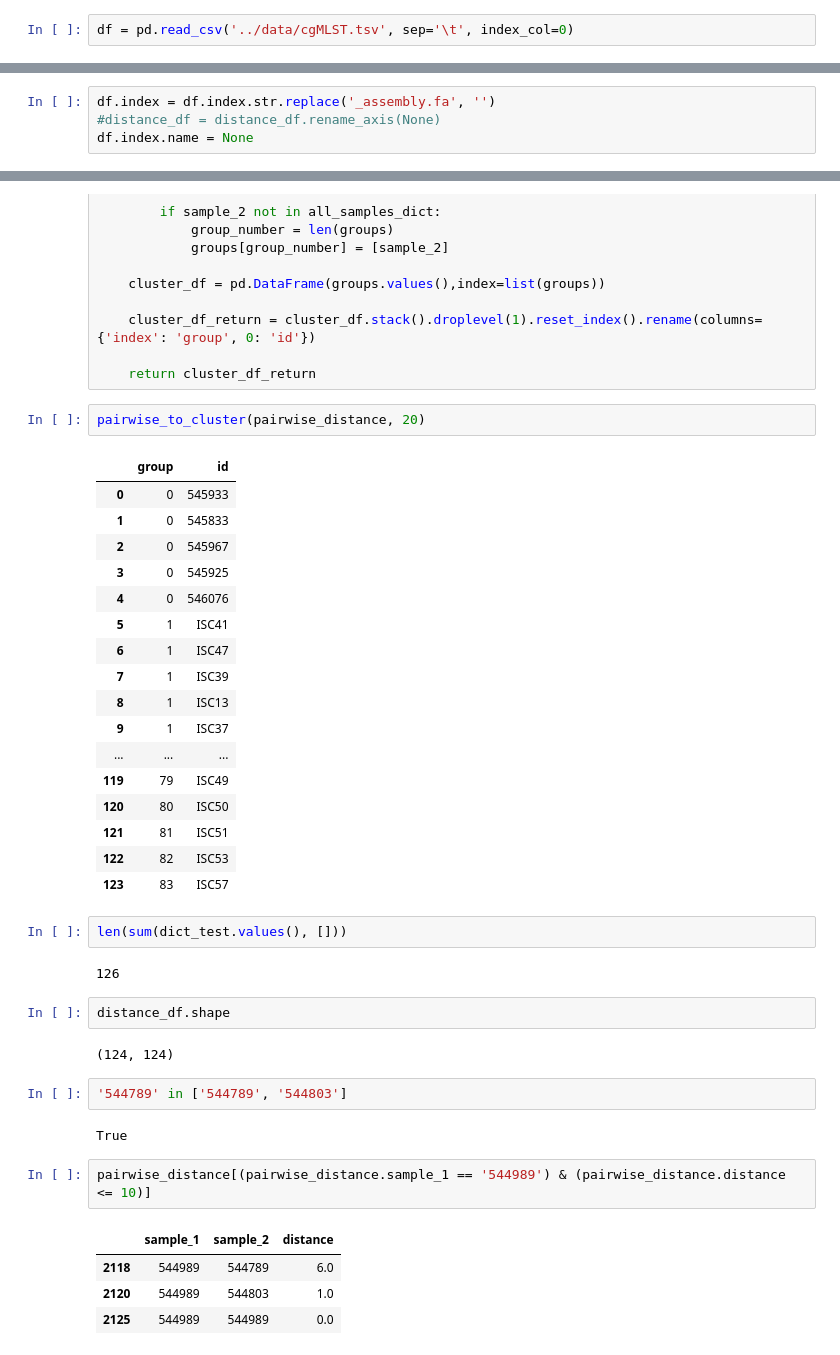
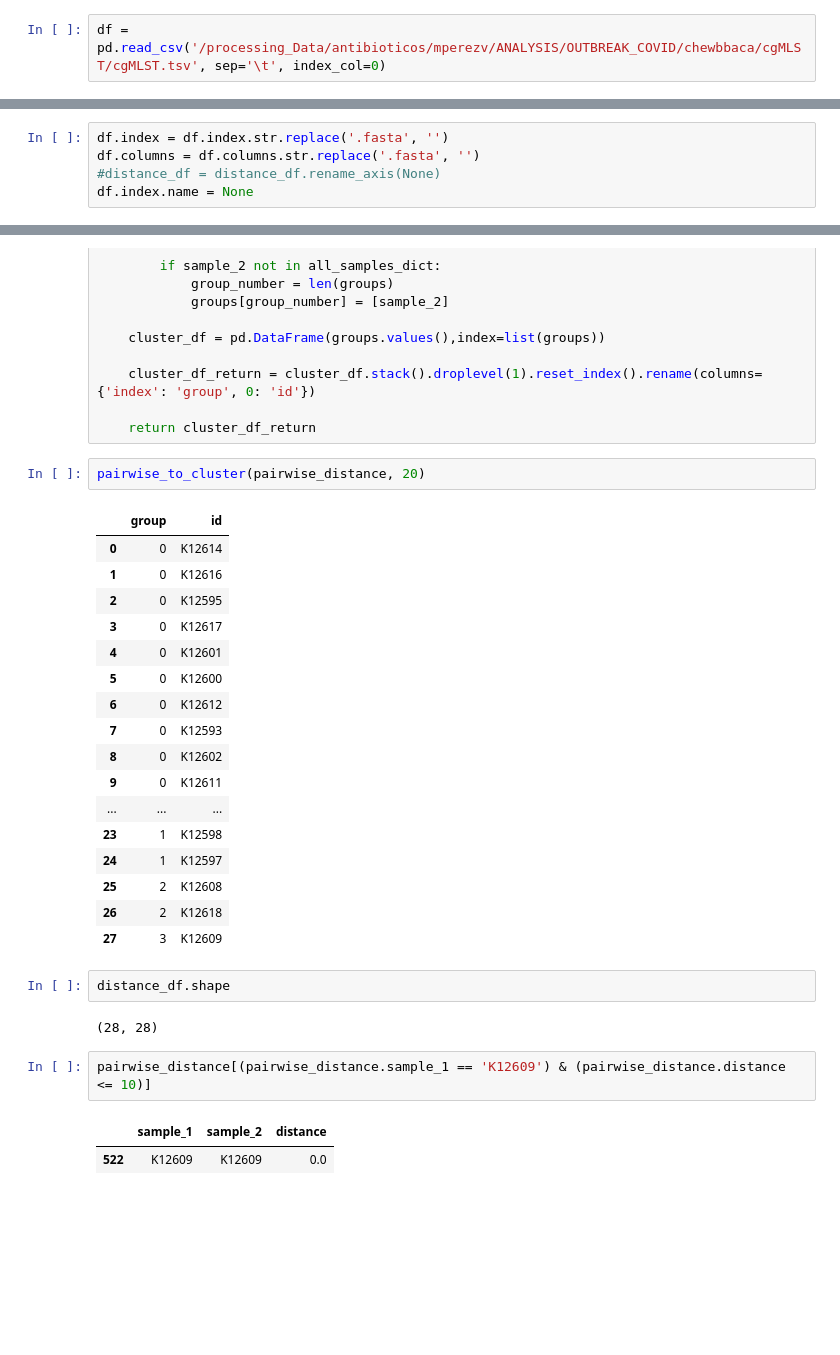
Before and after one commit to pedroscampoy/PJSC_utils, a Jupyter notebook: jupyter/Chewbbaca_to_network.ipynb, the cells around one changed output, grey strips where cells are left out. Saved outputs shown, nothing was run; the diff lists cells and outputs as text; blank space fills up the shorter version.

```diff
--- a/jupyter/Chewbbaca_to_network.ipynb
+++ b/jupyter/Chewbbaca_to_network.ipynb
@@ -16,7 +20,7 @@ pd.set_option('display.max_columns', None)
 pd.set_option('display.max_rows', None)
 pd.set_option('display.max_colwidth', None)
 # %%
-df = pd.read_csv('../data/cgMLST.tsv', sep='\t', index_col=0)
+df = pd.read_csv('/processing_Data/antibioticos/mperezv/ANALYSIS/OUTBREAK_COVID/chewbbaca/cgMLST/cgMLST.tsv', sep='\t', index_col=0)
 # %%
 df.head()
 # %% [output]
@@ -30,7 +34,8 @@ df.head()
 # %%
 #dft = df.iloc[:10,:5]
 # %%
-df.index = df.index.str.replace('_assembly.fa', '')
+df.index = df.index.str.replace('.fasta', '')
+df.columns = df.columns.str.replace('.fasta', '')
 #distance_df = distance_df.rename_axis(None)
 df.index.name = None
 # %%
@@ -522,38 +545,28 @@ def pairwise_to_cluster(pw,threshold = 5):
 pairwise_to_cluster(pairwise_distance, 20)
 # %% [output]
 |  | group | id |
-| 0 | 0 | 545933 |
-| 1 | 0 | 545833 |
-| 2 | 0 | 545967 |
-| 3 | 0 | 545925 |
-| 4 | 0 | 546076 |
-| 5 | 1 | ISC41 |
-| 6 | 1 | ISC47 |
-| 7 | 1 | ISC39 |
-| 8 | 1 | ISC13 |
-| 9 | 1 | ISC37 |
+| 0 | 0 | K12614 |
+| 1 | 0 | K12616 |
+| 2 | 0 | K12595 |
+| 3 | 0 | K12617 |
+| 4 | 0 | K12601 |
+| 5 | 0 | K12600 |
+| 6 | 0 | K12612 |
+| 7 | 0 | K12593 |
+| 8 | 0 | K12602 |
+| 9 | 0 | K12611 |
 | ... | ... | ... |
-| 119 | 79 | ISC49 |
-| 120 | 80 | ISC50 |
-| 121 | 81 | ISC51 |
-| 122 | 82 | ISC53 |
-| 123 | 83 | ISC57 |
+| 23 | 1 | K12598 |
+| 24 | 1 | K12597 |
+| 25 | 2 | K12608 |
+| 26 | 2 | K12618 |
+| 27 | 3 | K12609 |
-# %%
-len(sum(dict_test.values(), []))
-# %% [output]
-126
 # %%
 distance_df.shape
 # %% [output]
-(124, 124)
+(28, 28)
-# %%
-'544789' in ['544789', '544803']
-# %% [output]
-True
 # %%
-pairwise_distance[(pairwise_distance.sample_1 == '544989') & (pairwise_distance.distance <= 10)]
+pairwise_distance[(pairwise_distance.sample_1 == 'K12609') & (pairwise_distance.distance <= 10)]
 # %% [output]
 |  | sample_1 | sample_2 | distance |
-| 2118 | 544989 | 544789 | 6.0 |
-| 2120 | 544989 | 544803 | 1.0 |
-| 2125 | 544989 | 544989 | 0.0 |
+| 522 | K12609 | K12609 | 0.0 |
```
Also changed, not shown: parts of 30 cells of this notebook, 1 other file.
